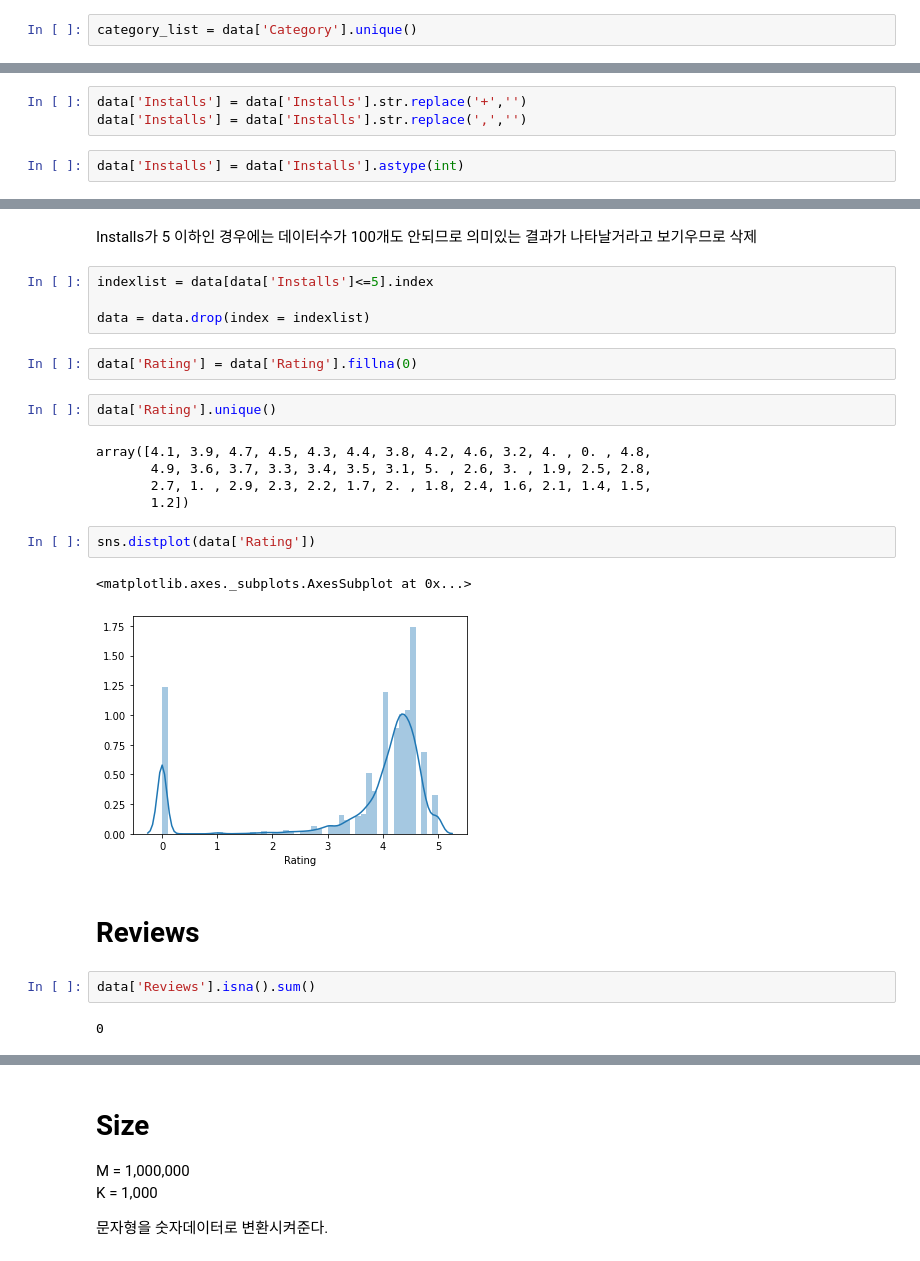
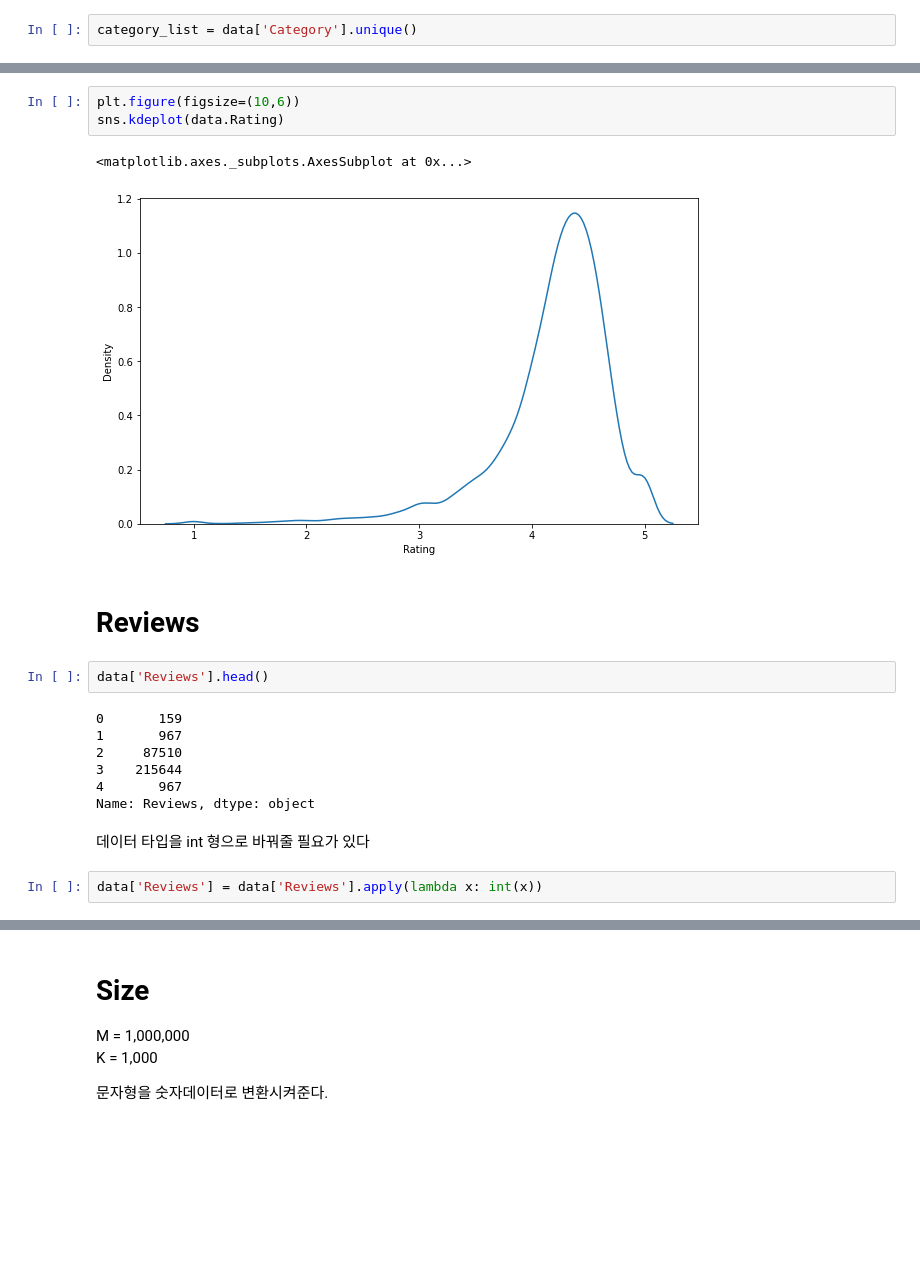
Before and after one commit to choijy1705/Dataanalyze, a Jupyter notebook: Google Playstore 분석.ipynb, the cells around one changed output, grey strips where cells are left out. Drawn from its saved outputs; the diff is of its cells as text; blank space fills up the shorter version.

```diff
--- a/Google Playstore 분석.ipynb
+++ b/Google Playstore 분석.ipynb
@@ -186,5 +166,0 @@ Installs 수가 너무 없는 데이터는 제외하고 어느정도 설치가
-# %%
-data['Installs'] = data['Installs'].str.replace('+','')
-data['Installs'] = data['Installs'].str.replace(',','')
-# %%
-data['Installs'] = data['Installs'].astype(int)
@@ -198,26 +167,21 @@ plt.xticks(rotation=90)
-# %% [markdown]
-Installs가 5 이하인 경우에는 데이터수가 100개도 안되므로 의미있는 결과가 나타날거라고 보기우므로 삭제
-# %%
-indexlist = data[data['Installs']<=5].index
-
-data = data.drop(index = indexlist)
-# %%
-data['Rating'] = data['Rating'].fillna(0)
-# %%
-data['Rating'].unique()
-# %% [output]
-array([4.1, 3.9, 4.7, 4.5, 4.3, 4.4, 3.8, 4.2, 4.6, 3.2, 4. , 0. , 4.8,
-       4.9, 3.6, 3.7, 3.3, 3.4, 3.5, 3.1, 5. , 2.6, 3. , 1.9, 2.5, 2.8,
-       2.7, 1. , 2.9, 2.3, 2.2, 1.7, 2. , 1.8, 2.4, 1.6, 2.1, 1.4, 1.5,
-       1.2])
-# %%
-sns.distplot(data['Rating'])
-# %% [output]
-<matplotlib.axes._subplots.AxesSubplot at 0x...>
-[figure, removed]
+# %%
+plt.figure(figsize=(10,6))
+sns.kdeplot(data.Rating)
+# %% [output]
+<matplotlib.axes._subplots.AxesSubplot at 0x...>
+[figure, added]
 # %% [markdown]
 # Reviews
 # %%
-data['Reviews'].isna().sum()
+data['Reviews'].head()
 # %% [output]
-0
+0       159
+1       967
+2     87510
+3    215644
+4       967
+Name: Reviews, dtype: object
+# %% [markdown]
+데이터 타입을 int 형으로 바꿔줄 필요가 있다
+# %%
+data['Reviews'] = data['Reviews'].apply(lambda x: int(x))
```
Also changed, not shown: parts of 61 cells of this notebook, 1 other file.
